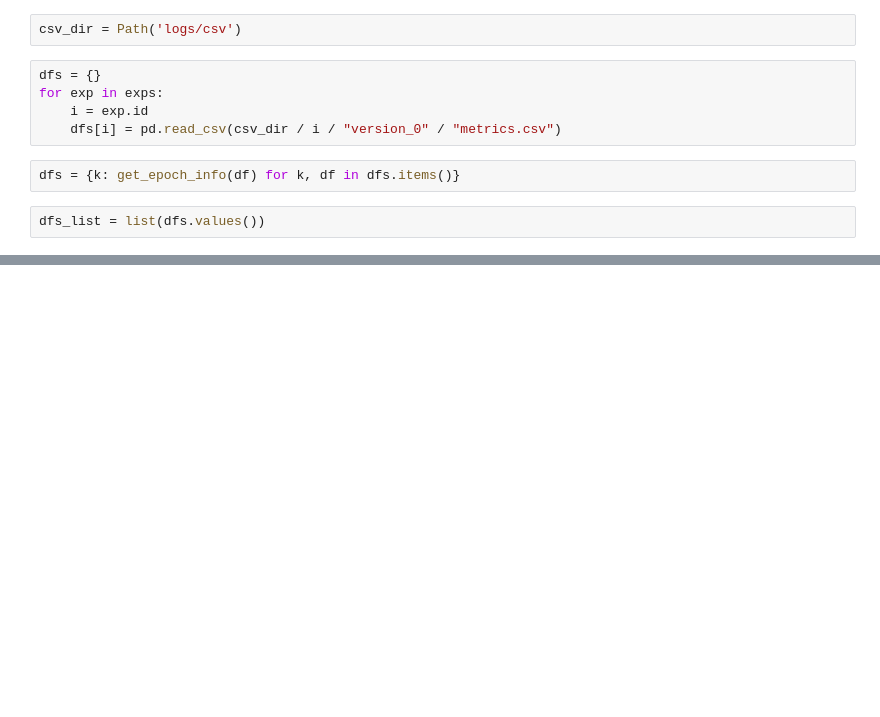
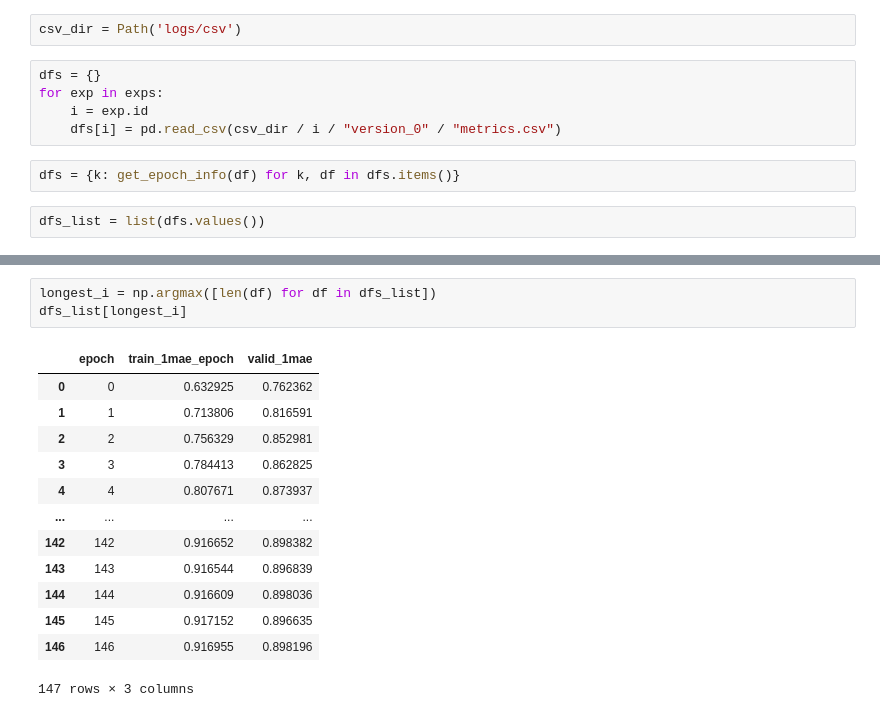
Before and after one commit to ab-transformer/transformer, a Jupyter notebook: early stopping.ipynb, the cells around one changed output, grey strips where cells are left out. Saved outputs shown, nothing was run; the diff lists cells and outputs as text; blank space fills up the shorter version.

```diff
--- a/early stopping.ipynb
+++ b/early stopping.ipynb
@@ -60,0 +64,17 @@ for k in wrong_ids:
+# %%
+longest_i = np.argmax([len(df) for df in dfs_list])
+dfs_list[longest_i]
+# %% [output]
+|  | epoch | train_1mae_epoch | valid_1mae |
+| 0 | 0 | 0.632925 | 0.762362 |
+| 1 | 1 | 0.713806 | 0.816591 |
+| 2 | 2 | 0.756329 | 0.852981 |
+| 3 | 3 | 0.784413 | 0.862825 |
+| 4 | 4 | 0.807671 | 0.873937 |
+| ... | ... | ... | ... |
+| 142 | 142 | 0.916652 | 0.898382 |
+| 143 | 143 | 0.916544 | 0.896839 |
+| 144 | 144 | 0.916609 | 0.898036 |
+| 145 | 145 | 0.917152 | 0.896635 |
+| 146 | 146 | 0.916955 | 0.898196 |
+147 rows × 3 columns
```
Also changed, not shown: parts of 7 cells of this notebook, 5 other files.
